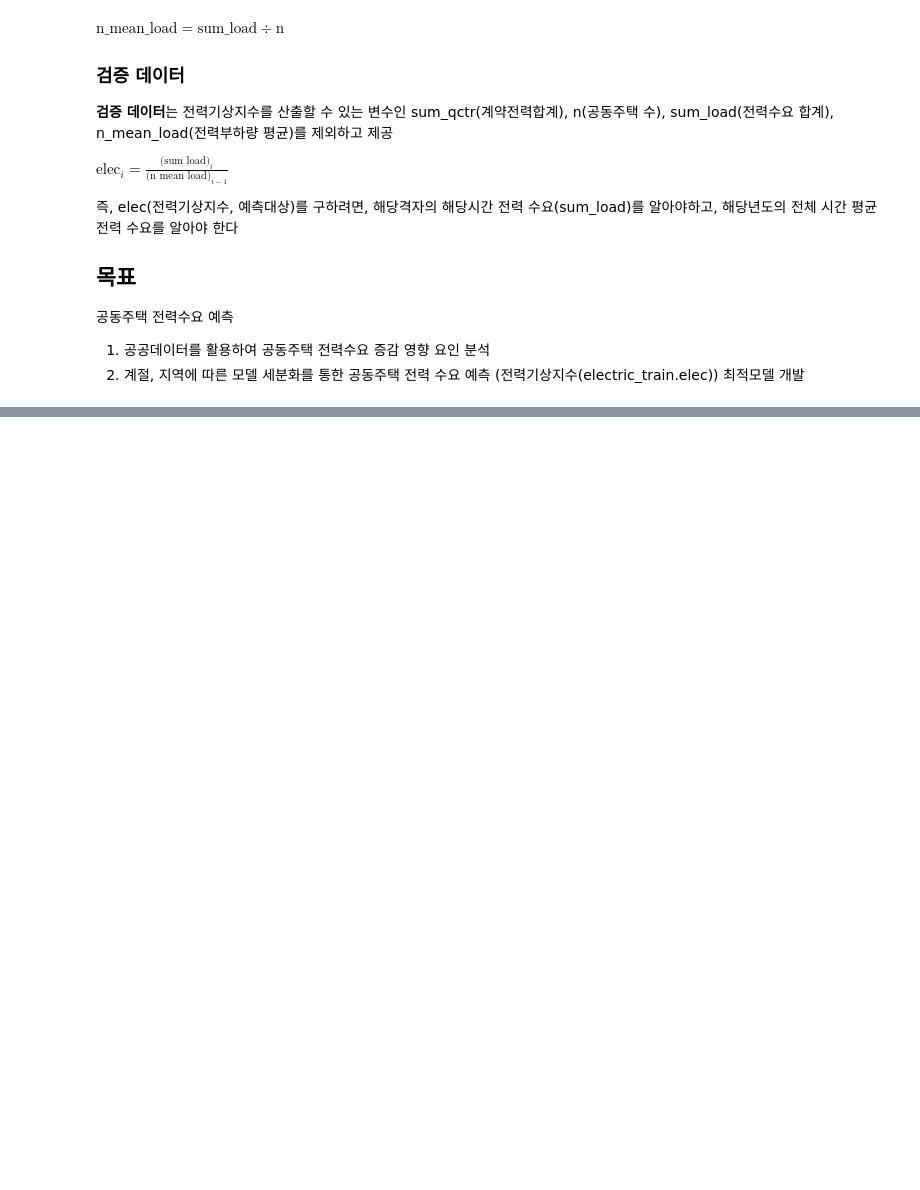
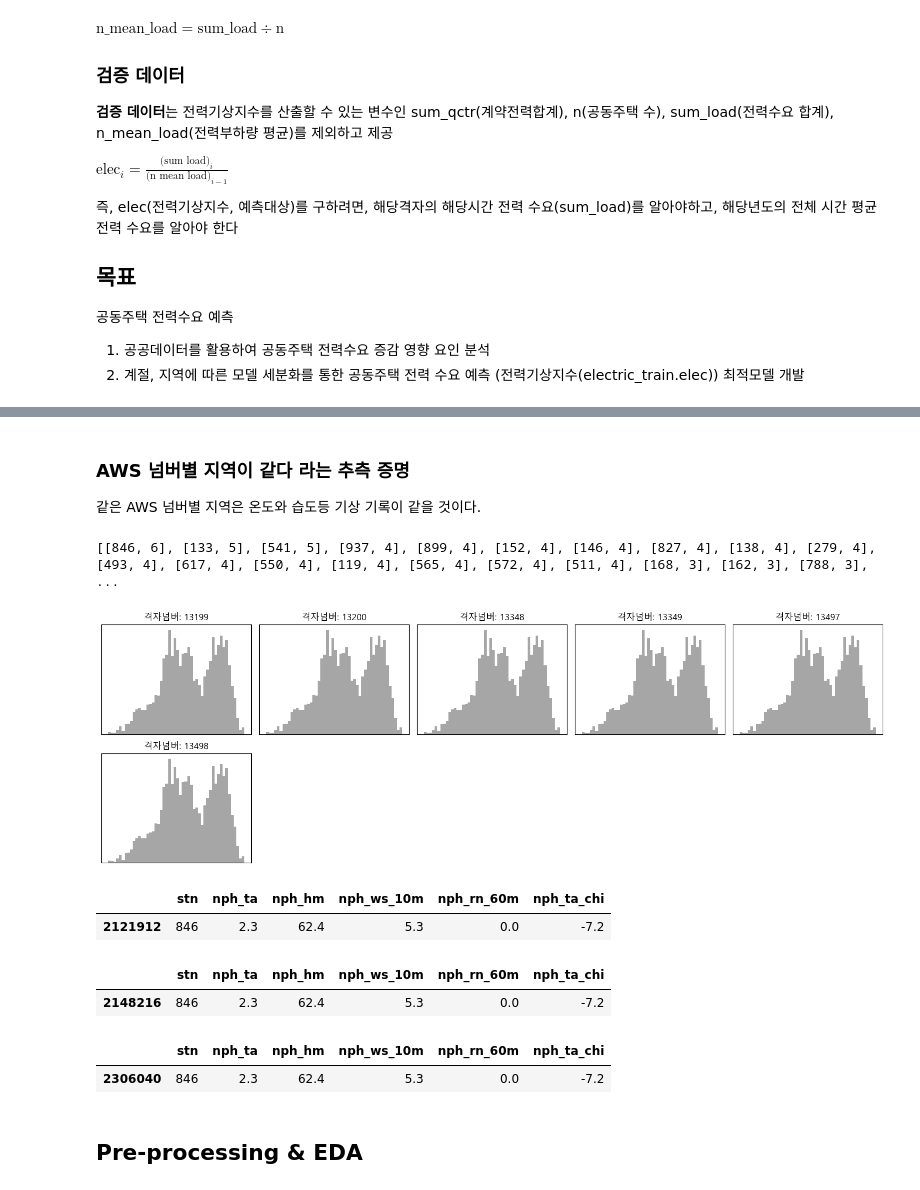
Before and after one commit to khw11044/contest, a Jupyter notebook: 1.data_analysis_1.ipynb, the cells around one changed output, grey strips where cells are left out. Drawn from its saved outputs; the diff is of its cells as text; code cells hidden in the pictures; blank space fills up the shorter version.

```diff
--- a/1.data_analysis_1.ipynb
+++ b/1.data_analysis_1.ipynb
@@ -88,0 +35,15 @@ df.head()
+# %%
+elec_cols = ['electric_train.'+ a for a in ['tm', 'hh24', 'weekday', 'week_name', 'sum_qctr', 'n', 'sum_load', 'n_mean_load', 'elec']]
+
+weat_cols = ['electric_train.'+ a for a in ['num', 'stn', 'nph_ta', 'nph_hm', 'nph_ws_10m', 'nph_rn_60m', 'nph_ta_chi']]
+
+reset_order_cols = elec_cols + weat_cols
+
+df_new = df[reset_order_cols]
+colunms = {}
+for col in reset_order_cols:
+    colunms[col] = col.split('.')[1]
+
+df_new = df_new.rename(columns=colunms)
+
+df_new.head()
@@ -172,0 +106,65 @@ val_Y = df_val[target]
+# %% [markdown]
+### AWS 넘버별 지역이 같다 라는 추측 증명
+
+같은 AWS 넘버별 지역은 온도와 습도등 기상 기록이 같을 것이다.
+# %%
+import matplotlib.pyplot as plt
+plt.rcParams['font.family'] ='Malgun Gothic'
+plt.rcParams['axes.unicode_minus'] =False
+# %%
+df_2021 = df_new[df_new['tm'].dt.year == 2021]
+# %%
+stn_nums = []
+most = 0
+for stn in df_2021['stn'].unique():
+
+    nums_num = len(df_2021[df_2021['stn']==stn]['num'].unique())
+    stn_nums.append([stn,nums_num])
+
+
+stn_nums.sort(key=lambda x:x[1],reverse=True)
+
+print(stn_nums)
+# %% [output]
+[[846, 6], [133, 5], [541, 5], [937, 4], [899, 4], [152, 4], [146, 4], [827, 4], [138, 4], [279, 4], [493, 4], [617, 4], [550, 4], [119, 4], [565, 4], [572, 4], [511, 4], [168, 3], [162, 3], [788, 3], ...
+# %%
+df_temp = df_2021[df_2021['stn']==846]
+# %%
+
+fig = plt.figure(figsize = (15, 5))
+for idx, num in enumerate(df_temp['num'].unique()):
+    ax = plt.subplot(2, 5, 1+idx)
+    energy = df_temp['nph_ta'].values
+
+    plt.hist(energy, alpha = 0.7, bins = 50, color = 'gray')
+
+    num = df_temp['num'].unique()[idx]
+    plt.title(f'격자넘버: {num}')
+    plt.xticks([])
+    plt.yticks([])
+    plt.xlabel('')
+    plt.ylabel('')
+
+plt.tight_layout()
+plt.show()
+# %% [output]
+[figure, added]
+# %%
+check_cols = ['stn', 'nph_ta', 'nph_hm', 'nph_ws_10m', 'nph_rn_60m', 'nph_ta_chi']
+
+df_temp[(df_temp['num']==13199) & (df_temp.tm=='2021-01-01 01:00:00')][check_cols].iloc[:2]
+# %% [output]
+|  | stn | nph_ta | nph_hm | nph_ws_10m | nph_rn_60m | nph_ta_chi |
+| 2121912 | 846 | 2.3 | 62.4 | 5.3 | 0.0 | -7.2 |
+# %%
+df_temp[(df_temp['num']==13200) & (df_temp.tm=='2021-01-01 01:00:00')][check_cols].iloc[:2]
+# %% [output]
+|  | stn | nph_ta | nph_hm | nph_ws_10m | nph_rn_60m | nph_ta_chi |
+| 2148216 | 846 | 2.3 | 62.4 | 5.3 | 0.0 | -7.2 |
+# %%
+df_temp[(df_temp['num']==13348) & (df_temp.tm=='2021-01-01 01:00:00')][check_cols].iloc[:2]
+# %% [output]
+|  | stn | nph_ta | nph_hm | nph_ws_10m | nph_rn_60m | nph_ta_chi |
+| 2306040 | 846 | 2.3 | 62.4 | 5.3 | 0.0 | -7.2 |
+# %% [markdown]
+## Pre-processing & EDA
```
Also changed, not shown: parts of 23 cells of this notebook, 10 other files.
